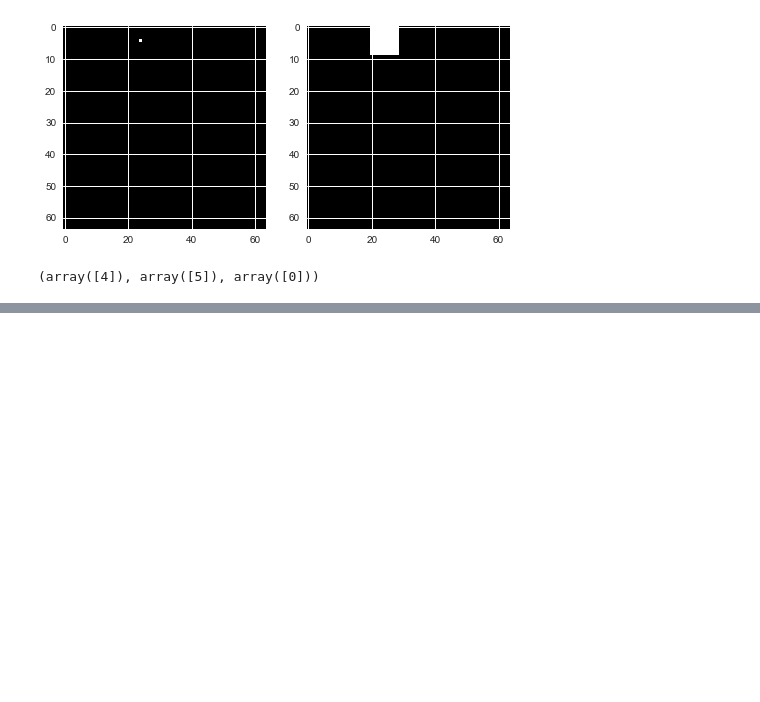
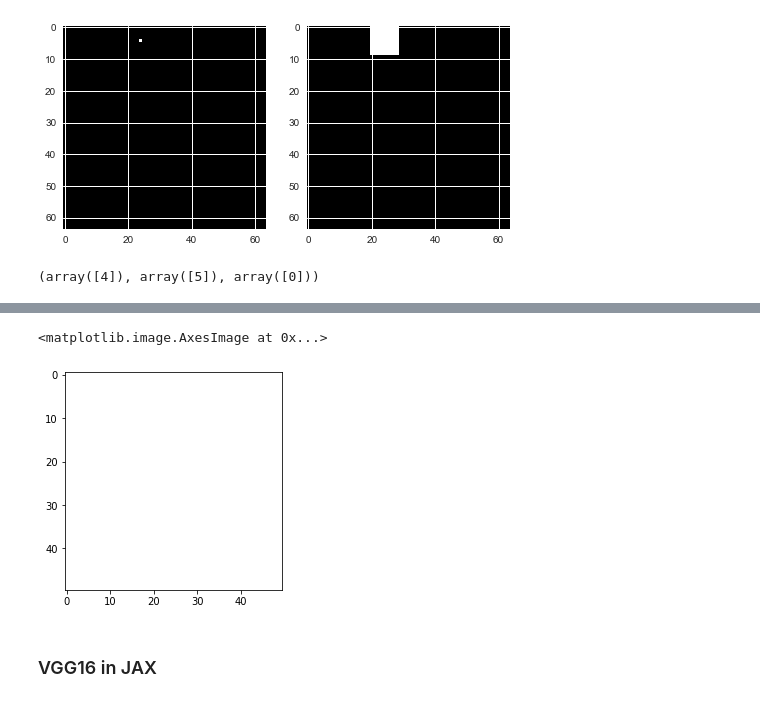
Before and after one commit to gmittal/ai-playground, a Jupyter notebook: nb/scratchpad.ipynb, the cells around one changed output, grey strips where cells are left out. Saved outputs shown, nothing was run; the diff lists cells and outputs as text; code cells hidden in the pictures; blank space fills up the shorter version.

```diff
--- a/nb/scratchpad.ipynb
+++ b/nb/scratchpad.ipynb
@@ -237,0 +320,15 @@ np.where(onehots[1] == 1)
+# %%
+canvas, shape = sf.get_pixel()
+# %%
+import jax.numpy as jnp
+mesh = jnp.array([[[0, 0, 0], [1, 0, 0], [0, 1, 0]]])
+C = jnp.array([[1, 1, 1]])
+# %%
+image = sf.softras(mesh, canvas, C)#, 1e-2, 1e-2)
+
+plt.imshow(image.reshape(*shape))
+# %% [output]
+<matplotlib.image.AxesImage at 0x...>
+[figure, added]
+# %% [markdown]
+### VGG16 in JAX
```
Also changed, not shown: parts of 15 cells of this notebook, 5 other files.
